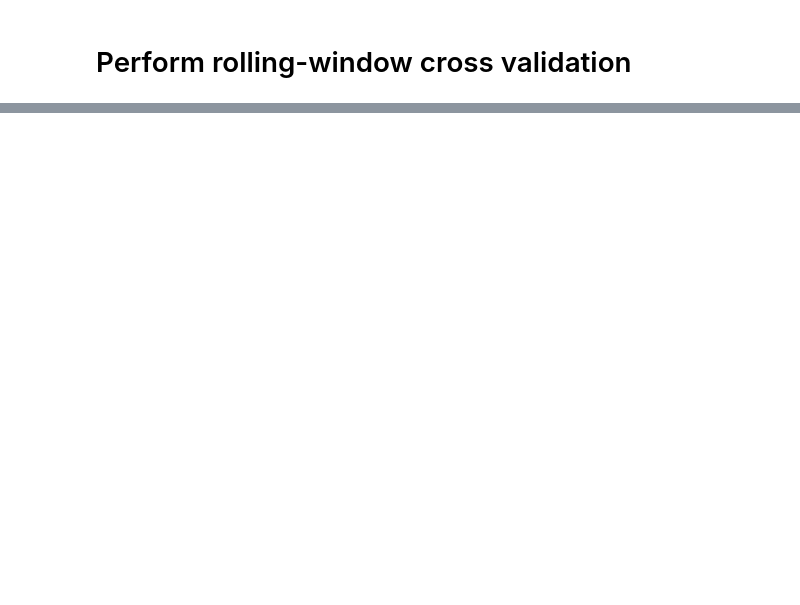
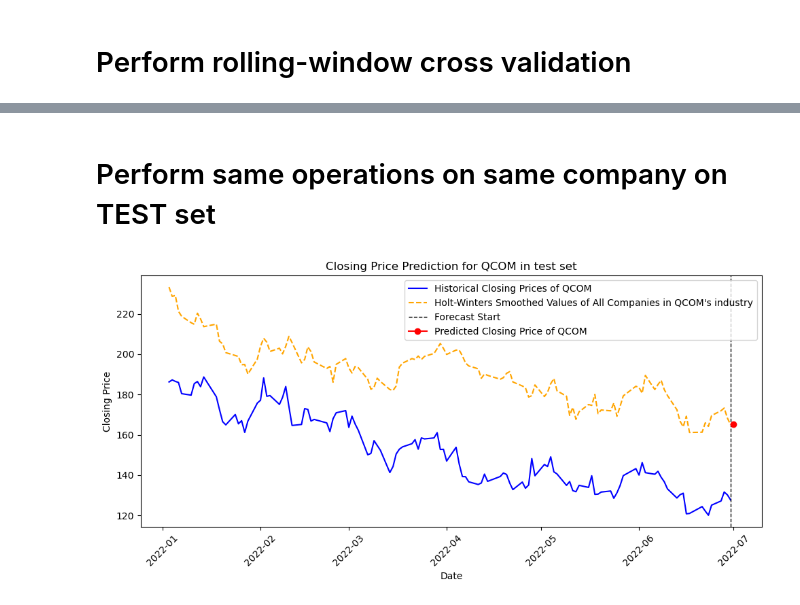
Before and after one commit to yothisisash/IT1244-Stock-Market, a Jupyter notebook: holt_winters_all_and_some_companies_v2.ipynb, the cells around one changed output, grey strips where cells are left out. Cells and saved outputs as stored; diff of their text form; code cells hidden in the pictures; blank space fills up the shorter version.

```diff
--- a/holt_winters_all_and_some_companies_v2.ipynb
+++ b/holt_winters_all_and_some_companies_v2.ipynb
@@ -179,37 +192,82 @@ Lowest RMSE: 1.8026477547075583
+# %% [markdown]
+# Perform same operations on same company on TEST set
 # %%
 # Load the dataset
-data = pd.read_csv(r"C:\Users\Admin\IT1244-Stock-Market\test_data.csv")
+test_data = pd.read_csv(r"C:\Users\Admin\IT1244-Stock-Market\test_data.csv")
 
 # Convert 'Date' to datetime
-data['Date'] = pd.to_datetime(data['Date'])
+test_data['Date'] = pd.to_datetime(test_data['Date'])
+
+# Check for NaT values after conversion
+if test_data['Date'].isnull().any():
+    print("There are unparseable dates:")
+    print(test_data[test_data['Date'].isnull()])
 
 # Define the company of interest
-target_company = 'MMM'  # Replace with your target company name
+test_target_company = 'QCOM'
 
 # Ensure we have data for the target company
-if target_company not in data['Symbol'].unique():
-    raise ValueError(f"{target_company} is not in the dataset.")
+if test_target_company not in test_data['Symbol'].unique():
+    raise ValueError(f"{test_target_company} is not in the dataset.")
 
 # Filter data for the target company
-target_data = data[data['Symbol'] == target_company].set_index('Date')
+test_target_data = test_data[test_data['Symbol'] == test_target_company].set_index('Date')
 
 # Ensure we have enough data for the target company
-if len(target_data) < 5:
+if len(test_target_data) < 5:
     raise ValueError("Not enough data to predict. At least 5 days are required.")
 
 # Get the industry of the target company
-target_industry = target_data['GICS Sector'].iloc[0]  # Assuming 'Industry' is a column in your data
+test_target_industry = test_target_data['GICS Sector'].iloc[0]
 
 # Filter data for companies in the same industry
-industry_data = data[data['GICS Sector'] == target_industry]
+test_industry_data = test_data[test_data['GICS Sector'] == test_target_industry]
 
 # Get the last n days of data for the target company
-last_n_days_target = target_data['Close'].tail(120)
+test_last_n_days_target = test_target_data['Close'].tail(150)
 
 # Get the last n days of data for all companies in the same industry
-last_n_days_industry = industry_data[industry_data['Date'].isin(last_n_days_target.index)]
-avg_last_n_days = last_n_days_industry.groupby('Date')['Close'].mean()
+test_last_n_days_industry = test_industry_data[test_industry_data['Date'].isin(test_last_n_days_target.index)]
+test_avg_last_n_days = test_last_n_days_industry.groupby('Date')['Close'].mean()
 
-print(target_data['GICS Sector'])
-print(avg_last_n_days)
+# Fit the Holt-Winters model using trend, seasonal and seasonality obtained during training
+test_model = ExponentialSmoothing(
+    test_avg_last_n_days,
+    trend=lowest_trend,
+    seasonal=lowest_seasonal,
+    seasonal_periods=7  # weekly seasonality
+).fit()
+
+# Forecast the next day's closing price
+test_forecast = test_model.forecast(steps=1)
+
+# Prepare data for visualization
+test_smoothed_values = test_model.fittedvalues
+
+# Calcualte RMSE between actual values and smoothed values
+test_rmse = root_mean_squared_error(test_last_n_days_target.values, test_smoothed_values.values)
+
+# Calculate MAPE
+test_mape = np.mean(np.abs((test_last_n_days_target.values - test_smoothed_values.values) / test_last_n_days_target.values)) * 100
+
+
+# Visualization
+plt.figure(figsize=(10, 5))
+plt.plot(test_last_n_days_target.index, test_last_n_days_target, label=f'Historical Closing Prices of {test_target_company}', color='blue')
+plt.plot(test_smoothed_values.index, test_smoothed_values, label= f"Holt-Winters Smoothed Values of All Companies in {test_target_company}'s industry", color='orange', linestyle='--')
+plt.axvline(x=test_last_n_days_target.index[-1], color='black', linewidth=1, linestyle='--', label='Forecast Start')
+plt.plot(test_last_n_days_target.index[-1] + pd.DateOffset(days=1), test_forecast, marker='o', label=f'Predicted Closing Price of {test_target_company}', color='red')
+plt.title(f'Closing Price Prediction for {test_target_company} in test set')
+plt.xlabel('Date')
+plt.ylabel('Closing Price')
+plt.legend()
+plt.xticks(rotation=45)
+plt.tight_layout()
+plt.show()
+
+# Output the predicted closing price
+print(f'Predicted Closing Price for {test_target_company} on the next day: {test_forecast.iloc[0]}')
+print(f"RMSE between smoothed values and actual closing prices: {test_rmse}")
+print(f'MAPE between smoothed values and actual closing prices: {test_mape:.2f}%')
 # %% [output]
+[figure, added]
```
Also changed, not shown: parts of 15 cells of this notebook.
